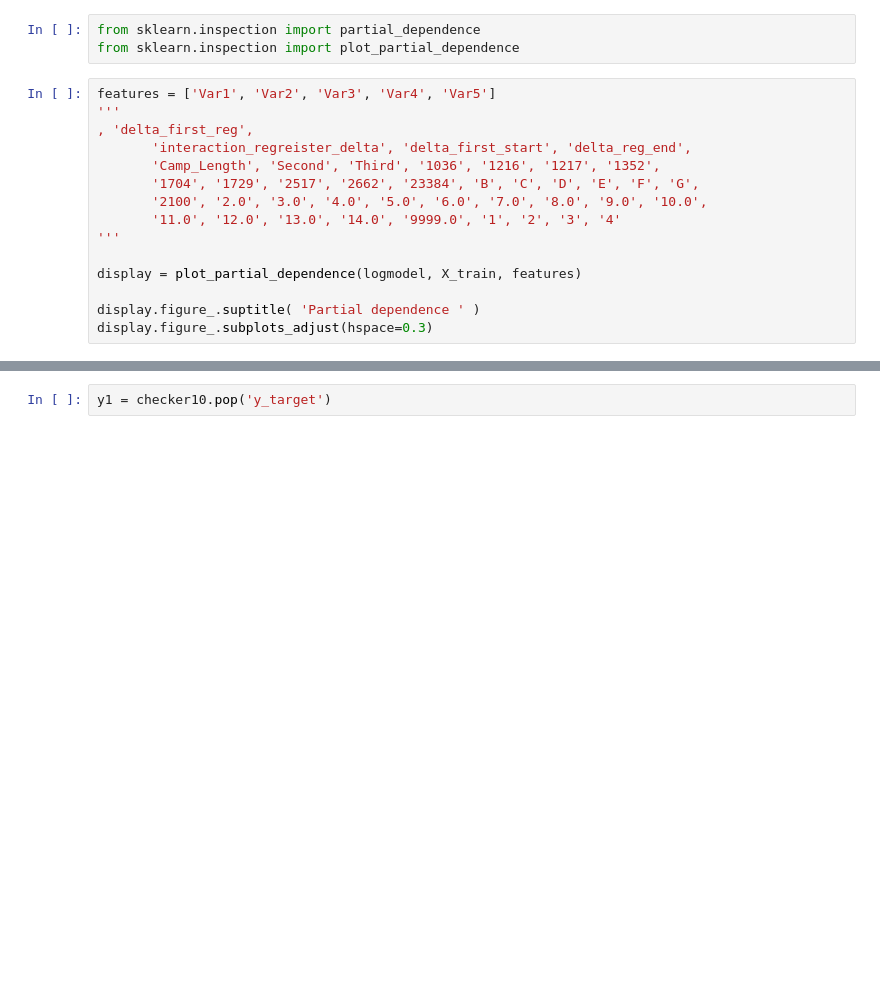
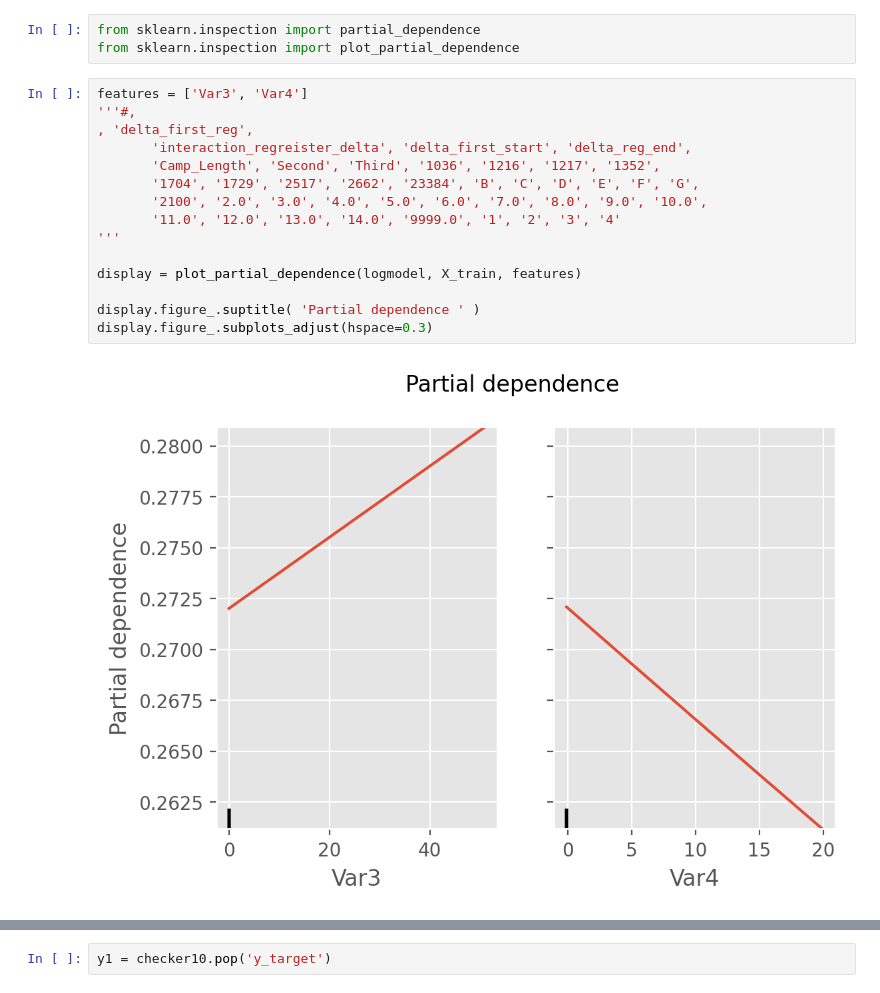
Before and after one commit to AChezick/Capstone2, a Jupyter notebook: Notebooks/Cap3_modelEDA-Copy2.ipynb, the cells around one changed output, grey strips where cells are left out. Cells and saved outputs as stored; diff of their text form; blank space fills up the shorter version.

```diff
--- a/Notebooks/Cap3_modelEDA-Copy2.ipynb
+++ b/Notebooks/Cap3_modelEDA-Copy2.ipynb
@@ -300,17 +321,19 @@ print(confusion_matrix(y_test,predsz))
 from sklearn.inspection import partial_dependence
 from sklearn.inspection import plot_partial_dependence
 # %%
-features = ['Var1', 'Var2', 'Var3', 'Var4', 'Var5']
-'''
+features = ['Var3', 'Var4']
+'''#,
 , 'delta_first_reg',
        'interaction_regreister_delta', 'delta_first_start', 'delta_reg_end',
        'Camp_Length', 'Second', 'Third', '1036', '1216', '1217', '1352',
        '1704', '1729', '2517', '2662', '23384', 'B', 'C', 'D', 'E', 'F', 'G',
        '2100', '2.0', '3.0', '4.0', '5.0', '6.0', '7.0', '8.0', '9.0', '10.0',
        '11.0', '12.0', '13.0', '14.0', '9999.0', '1', '2', '3', '4'
 '''
 
 display = plot_partial_dependence(logmodel, X_train, features)
 
 display.figure_.suptitle( 'Partial dependence ' )
 display.figure_.subplots_adjust(hspace=0.3)
+# %% [output]
+[figure, added]
```
Also changed, not shown: parts of 20 cells of this notebook, 26 other files.
